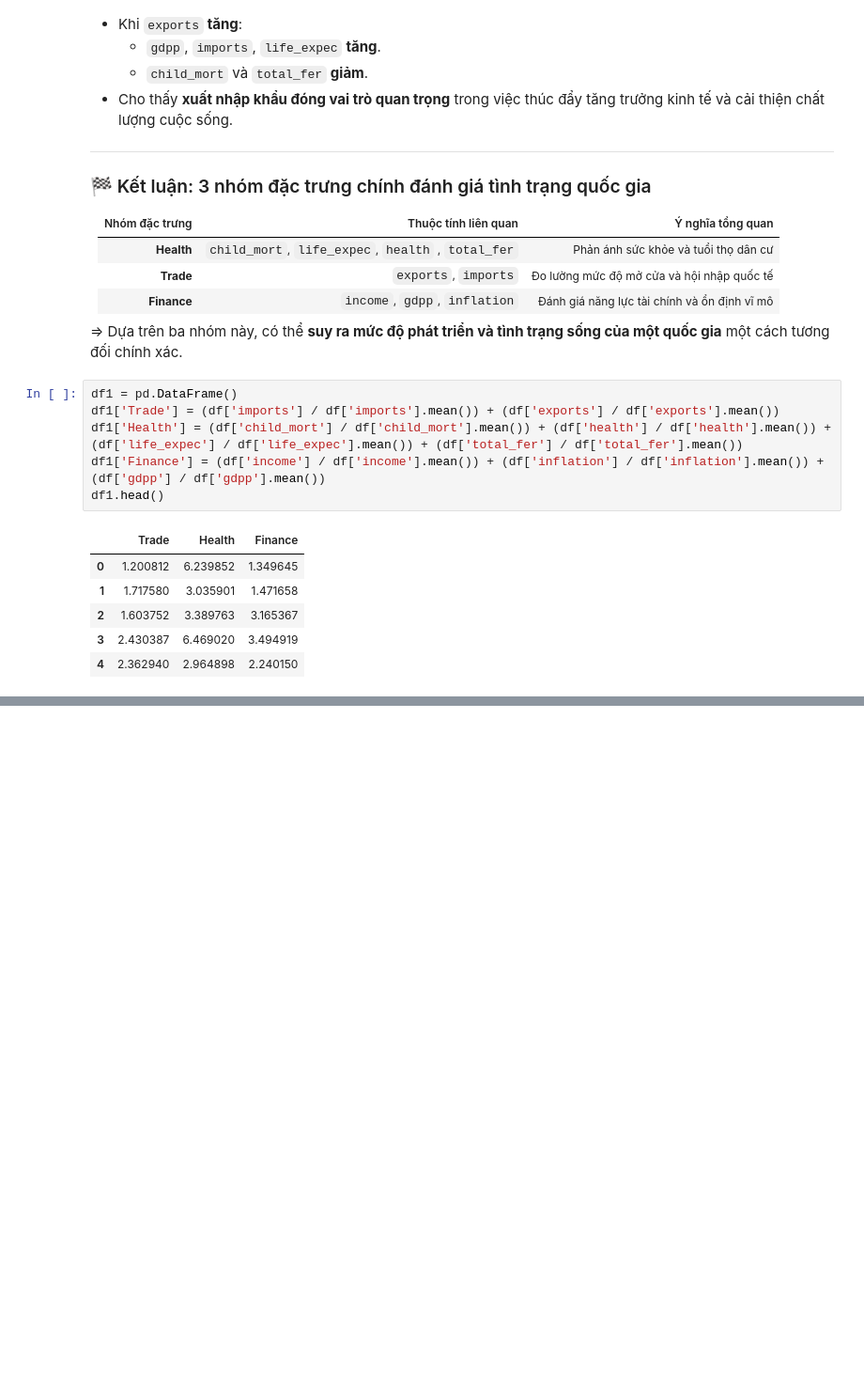
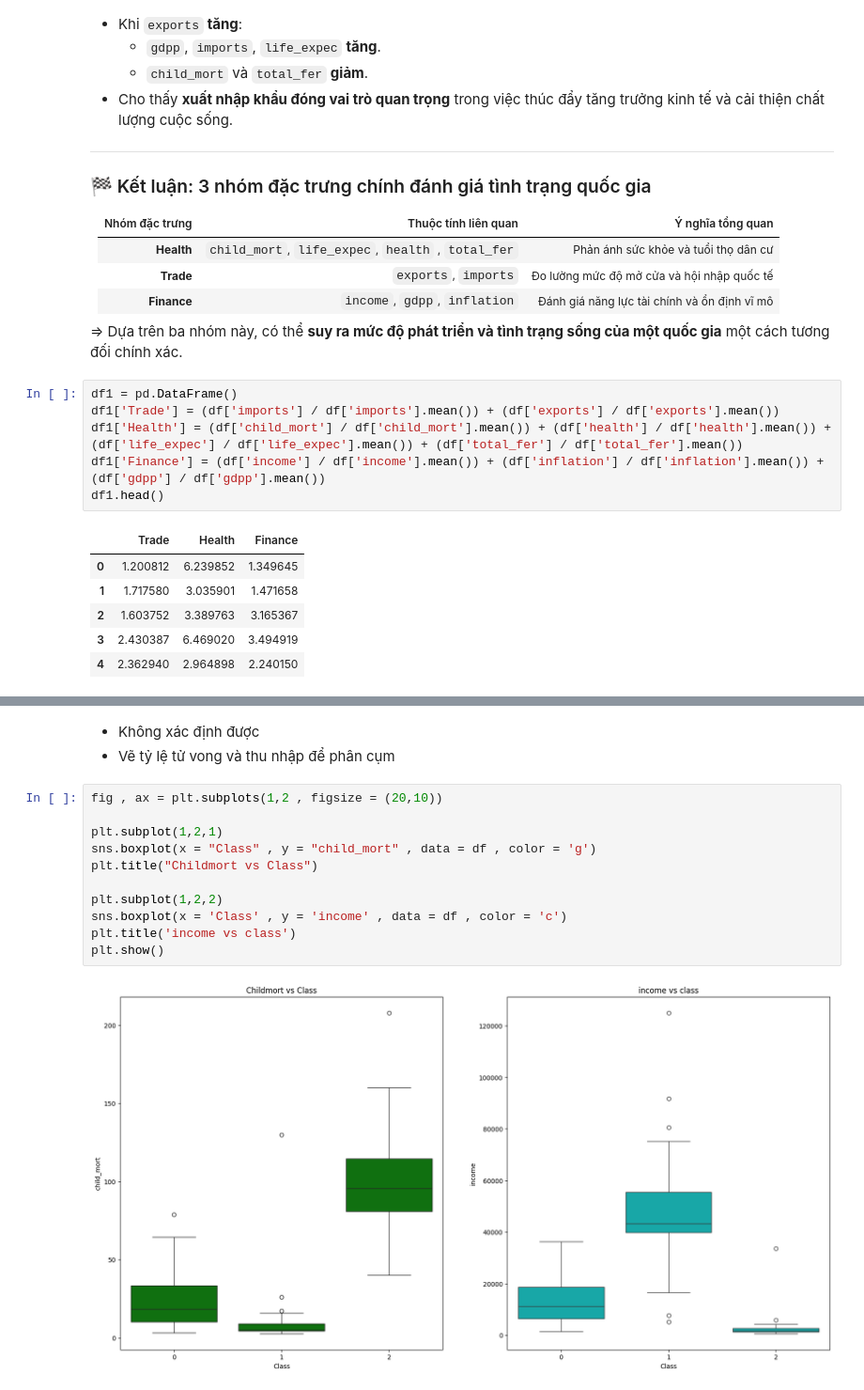
Before and after one commit to tuananhhhbuiiduyudu/Country_Clustering_Project_CNS, a Jupyter notebook: notebooks/EDA&Model.ipynb, the cells around one changed output, grey strips where cells are left out. Shown at 94% size. Cells and saved outputs as stored; diff of their text form; blank space fills up the shorter version.

```diff
--- a/notebooks/EDA&Model.ipynb
+++ b/notebooks/EDA&Model.ipynb
@@ -185,0 +347,16 @@ df1.head()
+# %% [markdown]
+- Không xác định được
+- Vẽ tỷ lệ tử vong và thu nhập để phân cụm
+# %%
+fig , ax = plt.subplots(1,2 , figsize = (20,10))
+
+plt.subplot(1,2,1)
+sns.boxplot(x = "Class" , y = "child_mort" , data = df , color = 'g')
+plt.title("Childmort vs Class")
+
+plt.subplot(1,2,2)
+sns.boxplot(x = 'Class' , y = 'income' , data = df , color = 'c')
+plt.title('income vs class')
+plt.show()
+# %% [output]
+[figure, added]
```
Also changed, not shown: parts of 21 cells of this notebook, 2 other files.
